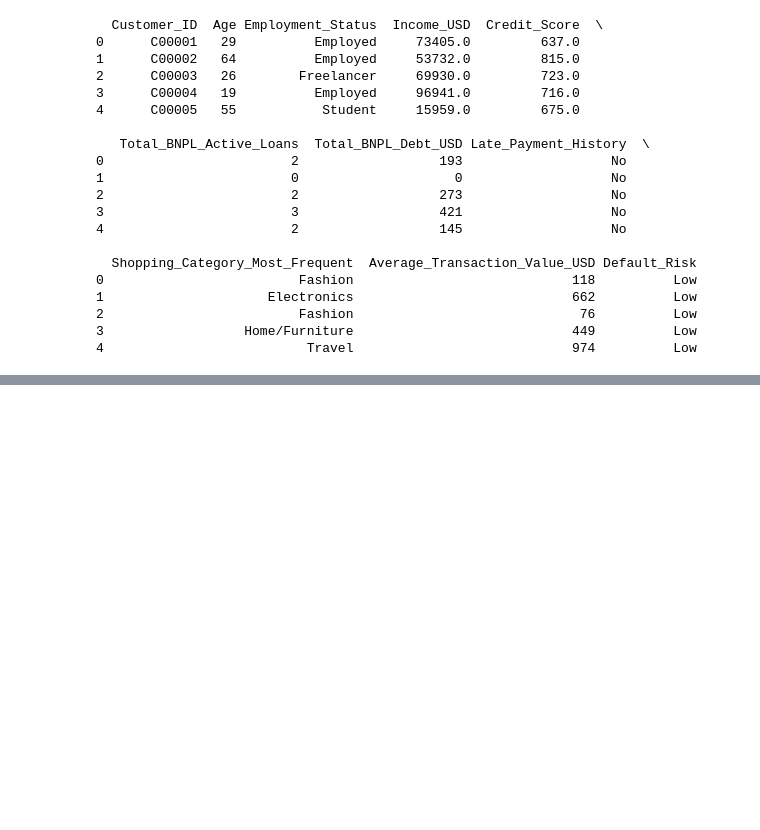
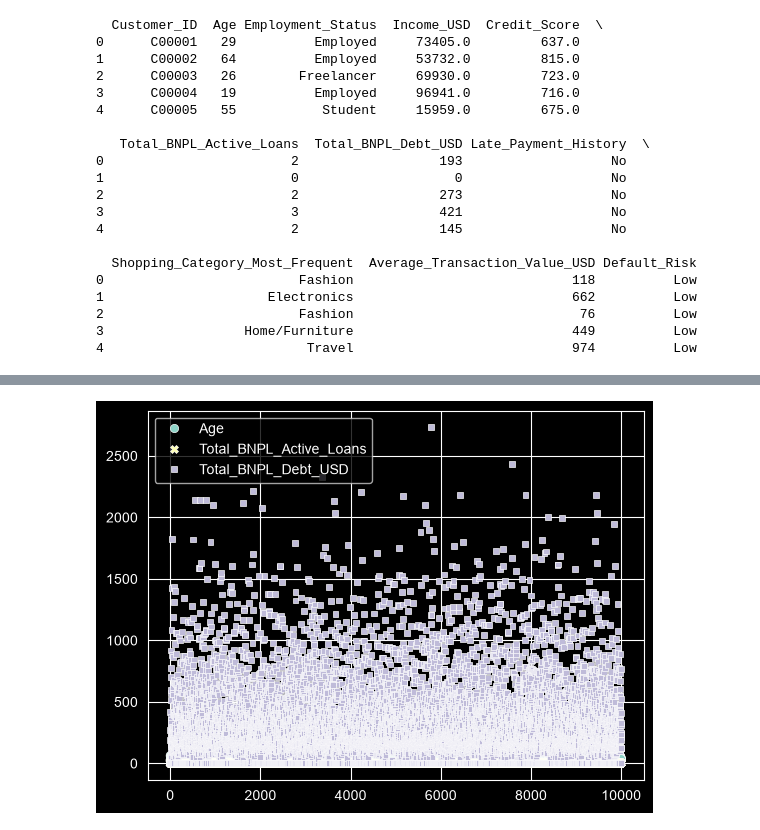
Before and after one commit to wandjimbakuibrister-del/Machine-learning-Modell, a Jupyter notebook: Notebook/modelll.ipynb, the cells around one changed output, grey strips where cells are left out. Cells and saved outputs as stored; diff of their text form; code cells hidden in the pictures; blank space fills up the shorter version.

```diff
--- a/Notebook/modelll.ipynb
+++ b/Notebook/modelll.ipynb
@@ -34,0 +167,11 @@ print(data.head())
+# %%
+features = [
+    "Age",                      # Alter
+    "Total_BNPL_Active_Loans",  # Anzahl aktiver BNPL-Kredite
+    "Total_BNPL_Debt_USD"       # Gesamtschulden in USD
+]
+
+sns.plot(data[features].dropna())  # Beziehungen der Merkmale
+plt.show()  # Diagramme anzeigen
+# %% [output]
+[figure, added]
```
Also changed, not shown: parts of 11 cells of this notebook.
